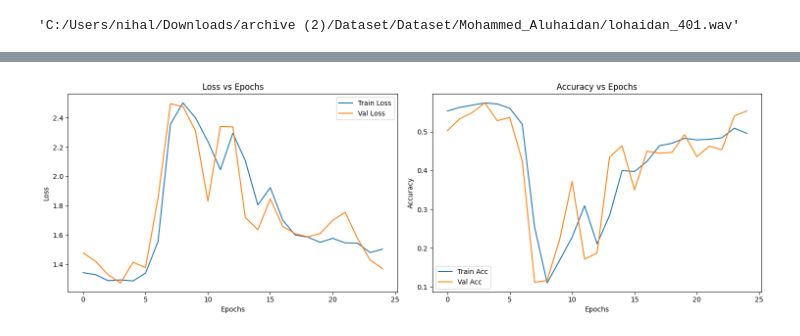
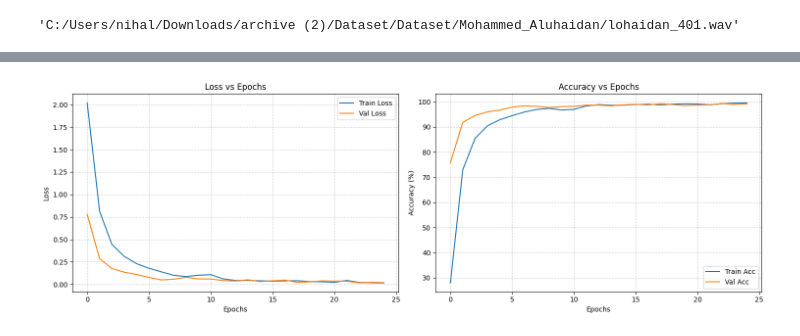
Before and after one commit to wolfy01/Regular_ML_Models, a Jupyter notebook: audio.ipynb, the cells around one changed output, grey strips where cells are left out. Drawn from its saved outputs; the diff is of its cells as text; code cells hidden in the pictures.

Commit message:
Improved model

```diff
--- a/audio.ipynb
+++ b/audio.ipynb
@@ -141,7 +175,7 @@ val_dataset=CustomAudioDataset(dataframe=val)
 test_dataset=CustomAudioDataset(dataframe=test)
 # %%
 lr=0.001
-Batch_size=16
+Batch_size=32
 EPOCHS=25
 # %%
 train_loader=DataLoader(dataset=train_dataset,batch_size=Batch_size,shuffle=True)
@@ -192,5 +216,10 @@ class AudioClassifier(nn.Module):
 # %%
-model=AudioClassifier().to(device)
+# get input shape dynamically from dataset
+sample, _ = train_dataset[0]
+input_shape = tuple(sample.shape)  # (1, H, W)
+
+num_classes = len(label_encoder.classes_)
+model = AudioClassifier(num_classes=num_classes, input_shape=input_shape).to(device)
 print(model)
 # %% [output]
 AudioClassifier(
@@ -229,5 +260,7 @@ Estimated Total Size (MB): 539.59
 ----------------------------------------------------------------
 # %%
+from torch.optim.lr_scheduler import ReduceLROnPlateau
 criterion=nn.CrossEntropyLoss()
-optimizer=Adam(model.parameters(),lr=lr)
+optimizer = Adam(model.parameters(), lr=lr, weight_decay=1e-4)
+scheduler = ReduceLROnPlateau(optimizer, mode='min', factor=0.5, patience=3)
 # %%
@@ -304,21 +385,25 @@ Test Acc: 0.5294
 # %%
-fig,axs=plt.subplots(1,2,figsize=(15,5))
+fig, axs = plt.subplots(1, 2, figsize=(15,5))
 
-axs[0].plot(total_loss_train_plot,label='Train Loss')
-axs[0].plot(total_loss_val_plot,label='Val Loss')
+# Loss plot
+axs[0].plot(train_losses, label='Train Loss')
+axs[0].plot(val_losses, label='Val Loss')
 axs[0].set_title("Loss vs Epochs")
 axs[0].set_xlabel("Epochs")
 axs[0].set_ylabel("Loss")
+axs[0].grid(True, linestyle="--", alpha=0.6)
 axs[0].legend()
 
-axs[1].plot(total_acc_train_plot,label='Train Acc')
-axs[1].plot(total_acc_val_plot,label='Val Acc')
+# Accuracy plot
+axs[1].plot([a*100 for a in train_accs], label='Train Acc')
+axs[1].plot([a*100 for a in val_accs], label='Val Acc')
 axs[1].set_title("Accuracy vs Epochs")
 axs[1].set_xlabel("Epochs")
-axs[1].set_ylabel("Accuracy")
+axs[1].set_ylabel("Accuracy (%)")
+axs[1].grid(True, linestyle="--", alpha=0.6)
 axs[1].legend()
 
 plt.tight_layout()
 plt.show()
 # %% [output]
-[figure, old version]
+[figure, new version]
```
Also changed, not shown: parts of 10 cells of this notebook.
